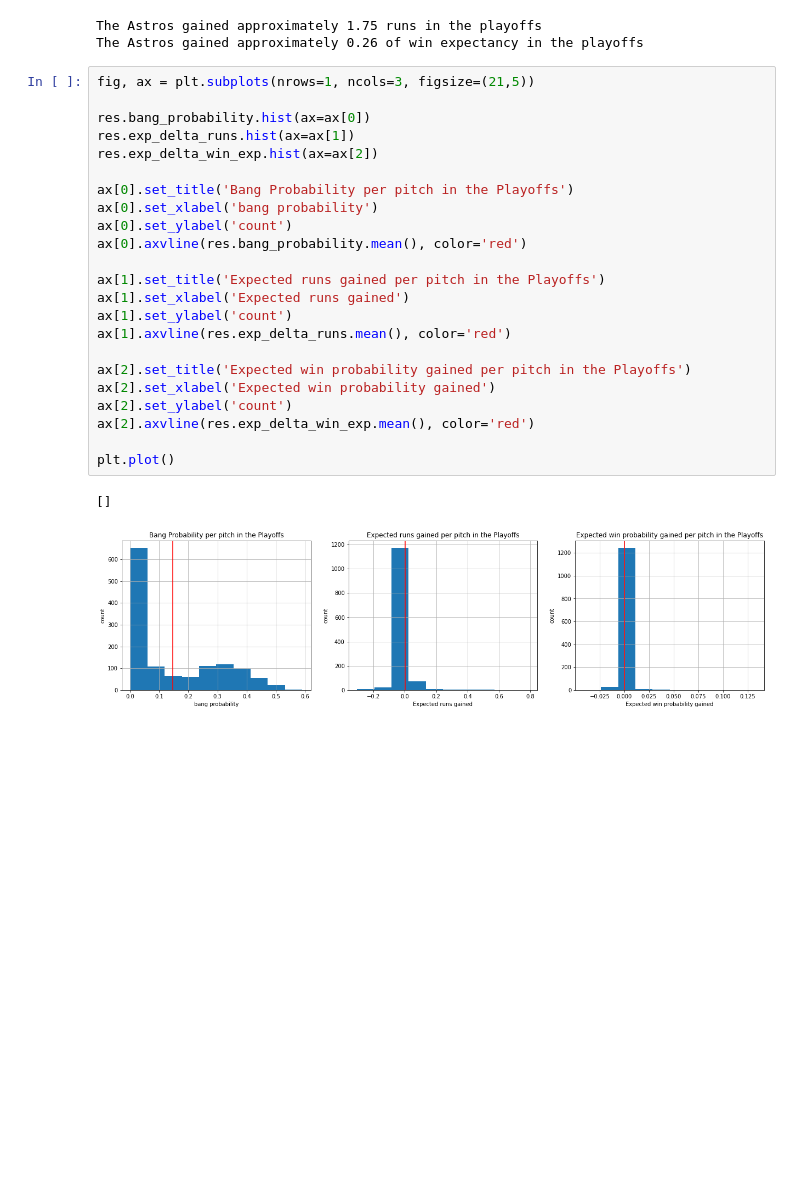
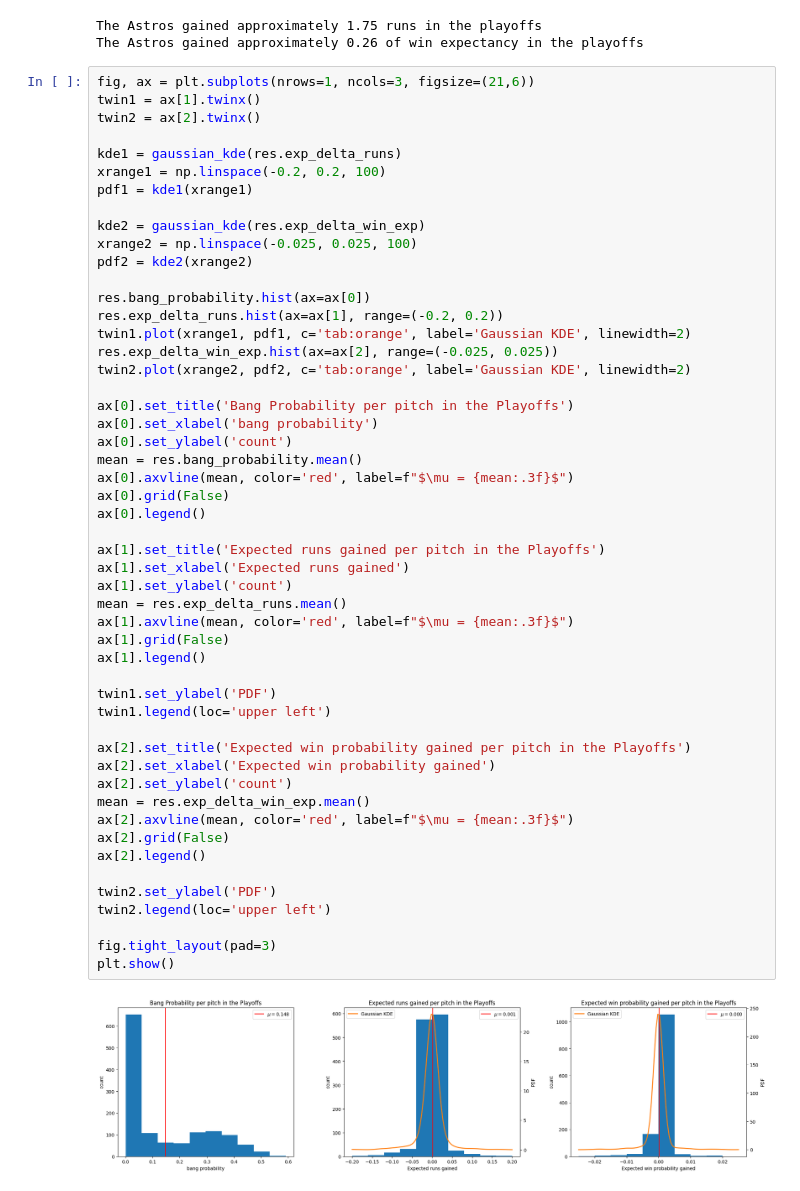
Before and after one commit to Ethor13/astros, a Jupyter notebook: naive_bayes.ipynb, the cells around one changed output. Drawn from its saved outputs; the diff is of its cells as text; blank space fills up the shorter version.

Commit message:
make some changes to visualizations

```diff
--- a/naive_bayes.ipynb
+++ b/naive_bayes.ipynb
@@ -308,28 +337,55 @@ print(f"The Astros gained approximately {win_exp_gained:.2f} of win expectancy i
 The Astros gained approximately 1.75 runs in the playoffs
 The Astros gained approximately 0.26 of win expectancy in the playoffs
 # %%
-fig, ax = plt.subplots(nrows=1, ncols=3, figsize=(21,5))
+fig, ax = plt.subplots(nrows=1, ncols=3, figsize=(21,6))
+twin1 = ax[1].twinx()
+twin2 = ax[2].twinx()
+
+kde1 = gaussian_kde(res.exp_delta_runs)
+xrange1 = np.linspace(-0.2, 0.2, 100)
+pdf1 = kde1(xrange1)
+
+kde2 = gaussian_kde(res.exp_delta_win_exp)
+xrange2 = np.linspace(-0.025, 0.025, 100)
+pdf2 = kde2(xrange2)
 
 res.bang_probability.hist(ax=ax[0])
-res.exp_delta_runs.hist(ax=ax[1])
-res.exp_delta_win_exp.hist(ax=ax[2])
+res.exp_delta_runs.hist(ax=ax[1], range=(-0.2, 0.2))
+twin1.plot(xrange1, pdf1, c='tab:orange', label='Gaussian KDE', linewidth=2)
+res.exp_delta_win_exp.hist(ax=ax[2], range=(-0.025, 0.025))
+twin2.plot(xrange2, pdf2, c='tab:orange', label='Gaussian KDE', linewidth=2)
 
 ax[0].set_title('Bang Probability per pitch in the Playoffs')
 ax[0].set_xlabel('bang probability')
 ax[0].set_ylabel('count')
-ax[0].axvline(res.bang_probability.mean(), color='red')
+mean = res.bang_probability.mean()
+ax[0].axvline(mean, color='red', label=f"$\mu = {mean:.3f}$")
+ax[0].grid(False)
+ax[0].legend()
 
 ax[1].set_title('Expected runs gained per pitch in the Playoffs')
 ax[1].set_xlabel('Expected runs gained')
 ax[1].set_ylabel('count')
-ax[1].axvline(res.exp_delta_runs.mean(), color='red')
+mean = res.exp_delta_runs.mean()
+ax[1].axvline(mean, color='red', label=f"$\mu = {mean:.3f}$")
+ax[1].grid(False)
+ax[1].legend()
+
+twin1.set_ylabel('PDF')
+twin1.legend(loc='upper left')
 
 ax[2].set_title('Expected win probability gained per pitch in the Playoffs')
 ax[2].set_xlabel('Expected win probability gained')
 ax[2].set_ylabel('count')
-ax[2].axvline(res.exp_delta_win_exp.mean(), color='red')
+mean = res.exp_delta_win_exp.mean()
+ax[2].axvline(mean, color='red', label=f"$\mu = {mean:.3f}$")
+ax[2].grid(False)
+ax[2].legend()
 
-plt.plot()
+twin2.set_ylabel('PDF')
+twin2.legend(loc='upper left')
+
+fig.tight_layout(pad=3)
+plt.show()
 # %% [output]
-[]
-[figure, old version]
+[figure, new version]
```
Also changed, not shown: parts of 4 cells of this notebook.
